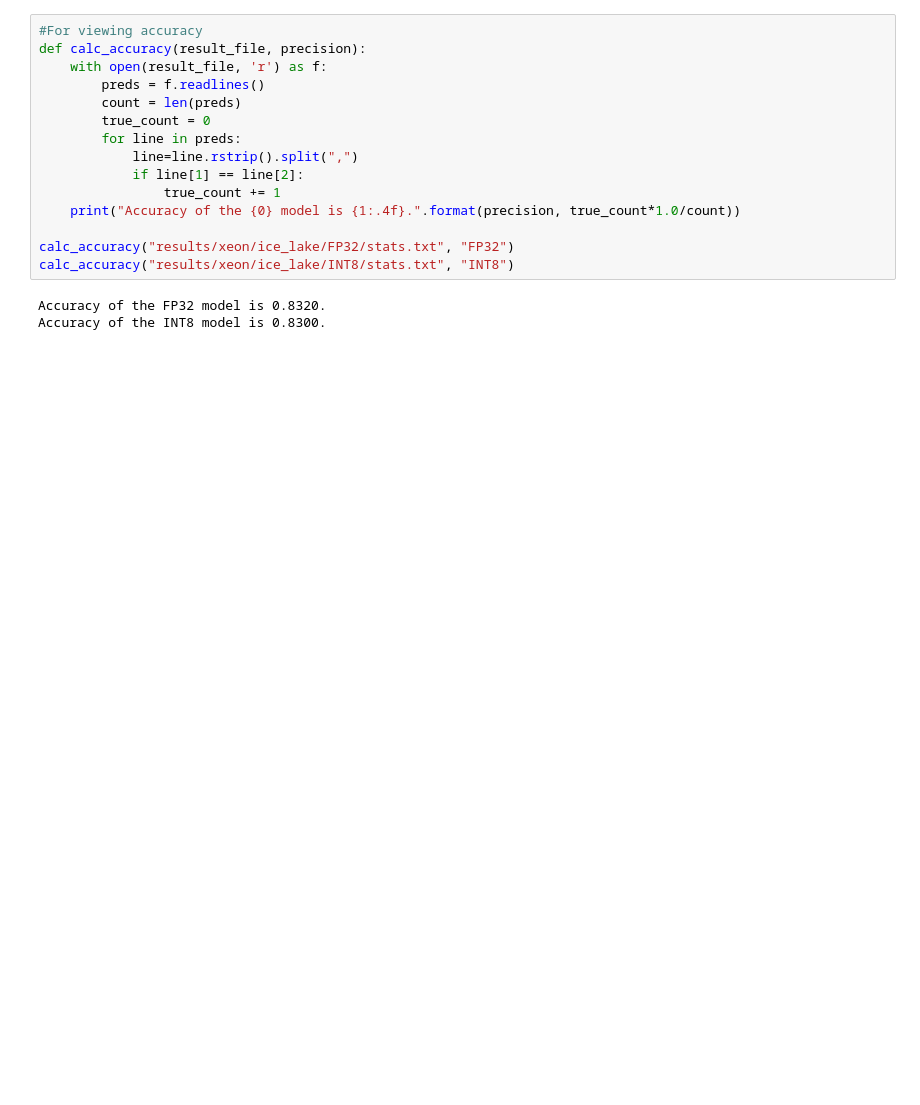
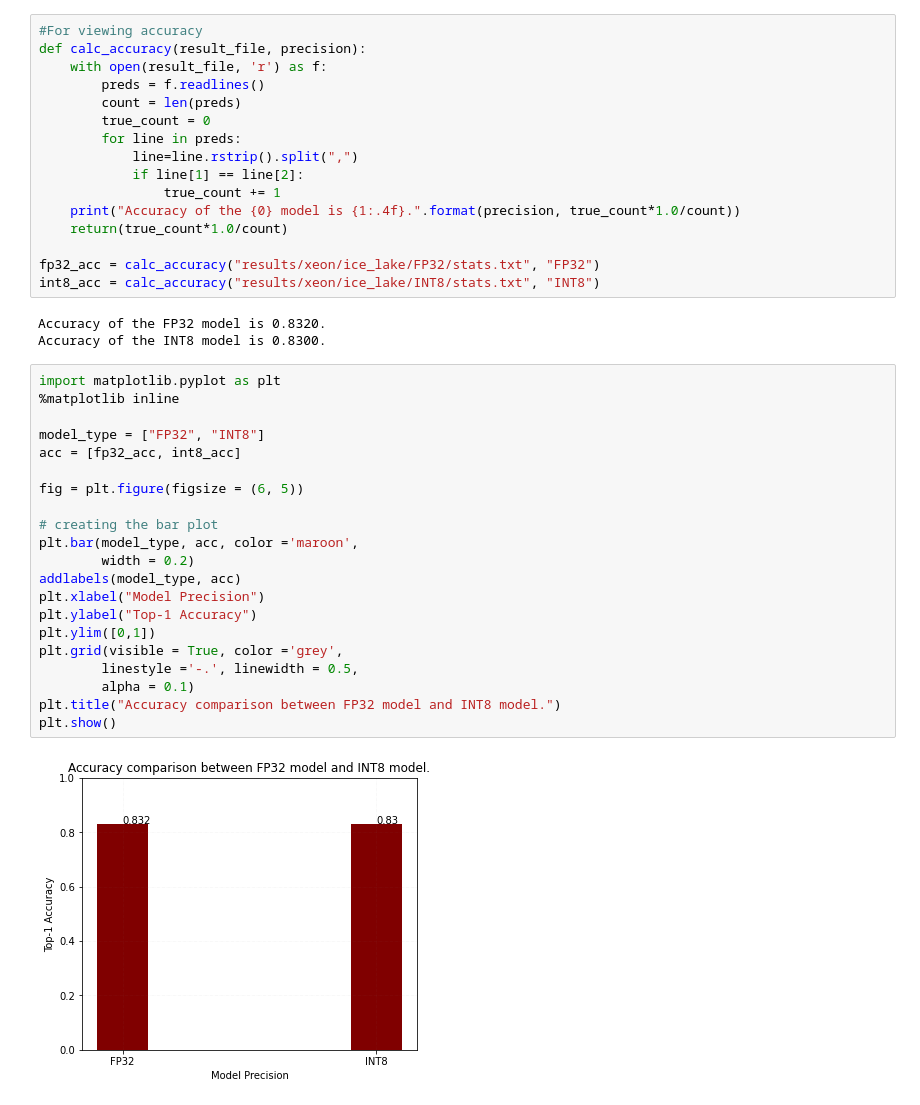
Before and after one commit to junwenwu/histology, a Jupyter notebook: histology_demo.ipynb, the cells around one changed output. Cells and saved outputs as stored; diff of their text form; blank space fills up the shorter version.

```diff
--- a/histology_demo.ipynb
+++ b/histology_demo.ipynb
@@ -509,9 +222,33 @@ def calc_accuracy(result_file, precision):
             if line[1] == line[2]:
                 true_count += 1
     print("Accuracy of the {0} model is {1:.4f}.".format(precision, true_count*1.0/count))
+    return(true_count*1.0/count)
 
-calc_accuracy("results/xeon/ice_lake/FP32/stats.txt", "FP32")
-calc_accuracy("results/xeon/ice_lake/INT8/stats.txt", "INT8")
+fp32_acc = calc_accuracy("results/xeon/ice_lake/FP32/stats.txt", "FP32")
+int8_acc = calc_accuracy("results/xeon/ice_lake/INT8/stats.txt", "INT8")
 # %% [output]
 Accuracy of the FP32 model is 0.8320.
 Accuracy of the INT8 model is 0.8300.
+# %%
+import matplotlib.pyplot as plt
+%matplotlib inline
+
+model_type = ["FP32", "INT8"]
+acc = [fp32_acc, int8_acc]
+
+fig = plt.figure(figsize = (6, 5))
+
+# creating the bar plot
+plt.bar(model_type, acc, color ='maroon',
+        width = 0.2)
+addlabels(model_type, acc)
+plt.xlabel("Model Precision")
+plt.ylabel("Top-1 Accuracy")
+plt.ylim([0,1])
+plt.grid(visible = True, color ='grey',
+        linestyle ='-.', linewidth = 0.5,
+        alpha = 0.1)
+plt.title("Accuracy comparison between FP32 model and INT8 model.")
+plt.show()
+# %% [output]
+[figure, added]
```
Also changed, not shown: parts of 33 cells of this notebook, 7 other files.
